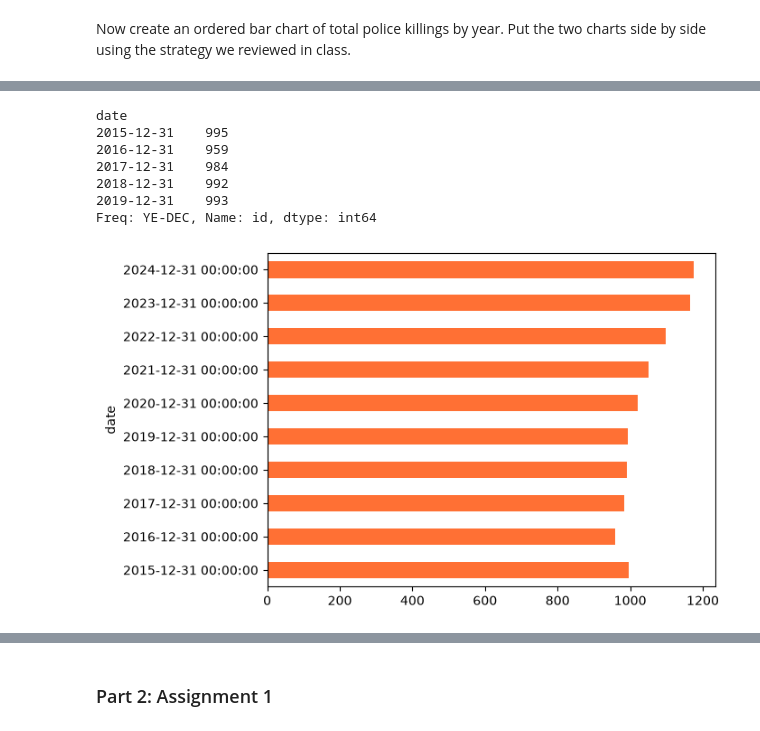
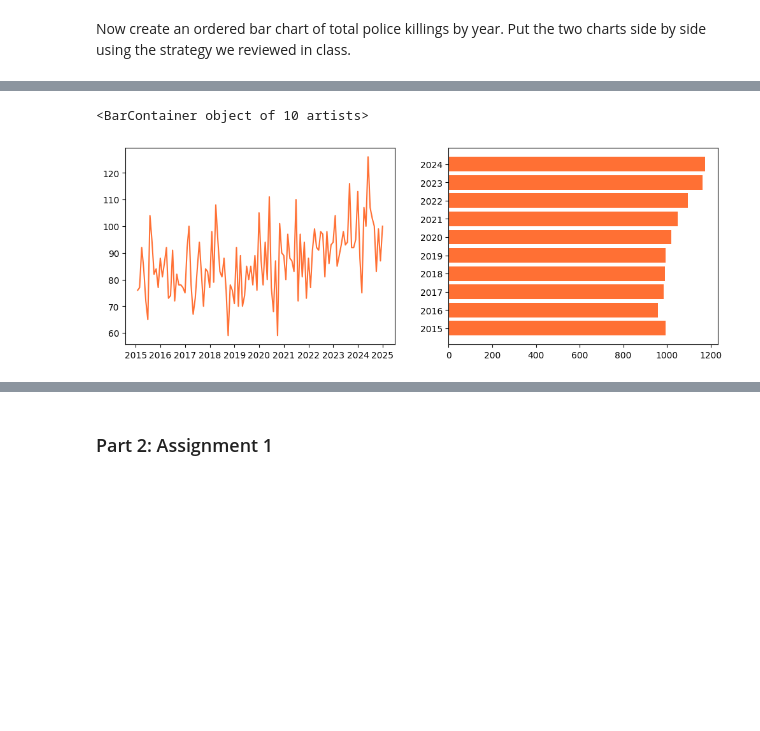
Before and after one commit to jack-walk/CUNY_adv-data, a Jupyter notebook: w6/output/homework6.ipynb, the cells around one changed output, grey strips where cells are left out. Cells and saved outputs as stored; diff of their text form; code cells hidden in the pictures; blank space fills up the shorter version.

```diff
--- a/w6/output/homework6.ipynb
+++ b/w6/output/homework6.ipynb
@@ -115,4 +110,13 @@ dtype: object
 # %% [markdown]
 Now create an ordered bar chart of total police killings by year. Put the two charts side by side using the strategy we reviewed in class.
 # %%
-police_data_over_time = police_data.set_index("date")
+# Total police killings by year
+police_killings_by_year = (
+    police_data_new
+    .resample("YE")
+    .size()
+    .reset_index(name="count")
+)
+
+police_killings_by_year["year"] = police_killings_by_year["date"].dt.year
+police_killings_by_year
@@ -119,16 +135,9 @@ police_data_over_time = police_data.set_index("date")
 # %%
-shootings_tally = police_data_over_time.resample('ME')['id'].count()
+fig, ax = plt.subplots(1,2)
+fig.set_size_inches(12,4)
+
+ax[0].plot(police_data_resampled["date"], police_data_resampled["count"], color="#ff7034")
+ax[1].barh(police_killings_by_year["year"].astype(str), police_killings_by_year["count"], color="#ff7034")
+# %% [output]
+<BarContainer object of 10 artists>
+[figure, added]
-# %%
-shootings_tally_year = police_data_over_time.resample('YE')['id'].count()
-shootings_tally_year.plot(kind="barh", x="date", y="count", color="#ff7034")
-
-shootings_tally_year.head()
-# %% [output]
-date
-2015-12-31    995
-2016-12-31    959
-2017-12-31    984
-2018-12-31    992
-2019-12-31    993
-Freq: YE-DEC, Name: id, dtype: int64
-[figure, removed]
```
Also changed, not shown: parts of 13 cells of this notebook, 10 other files.
